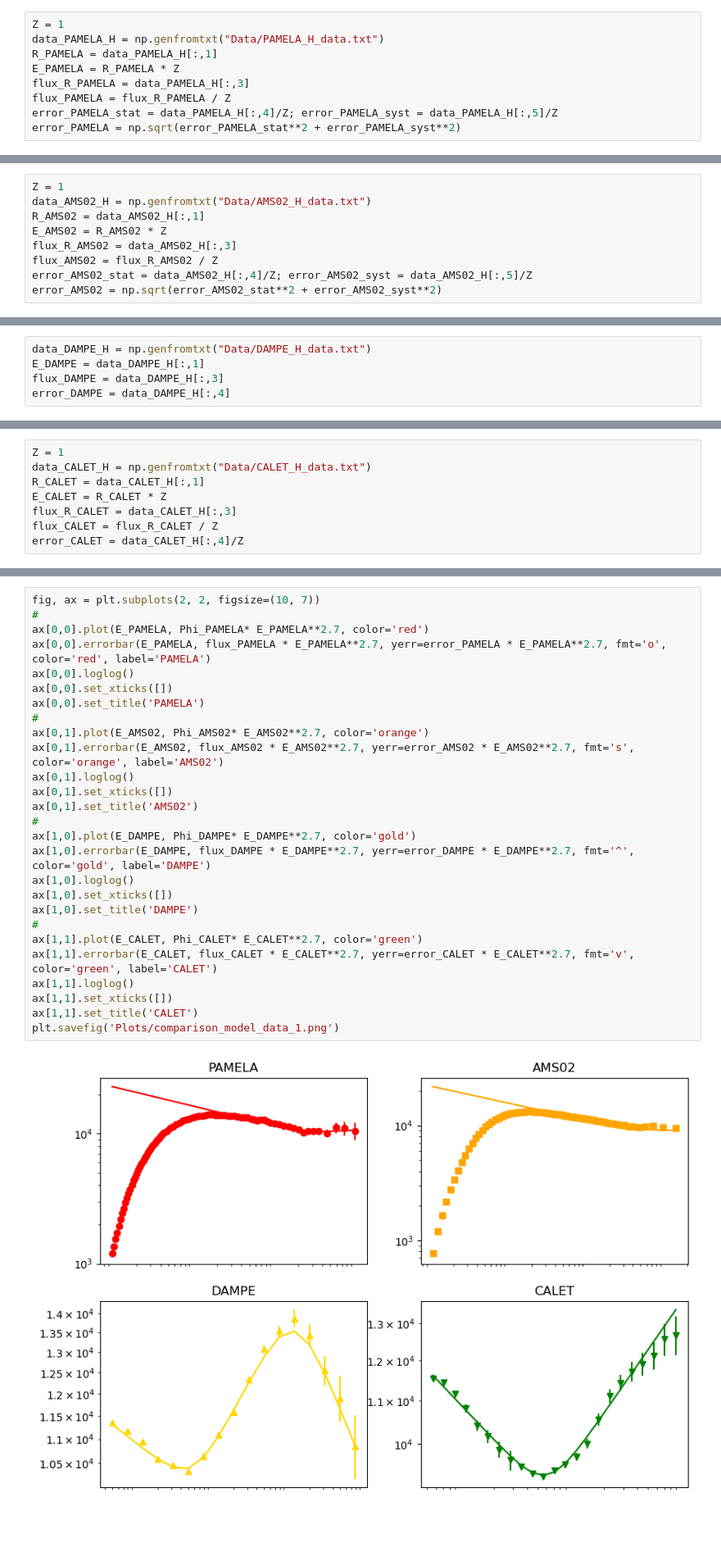
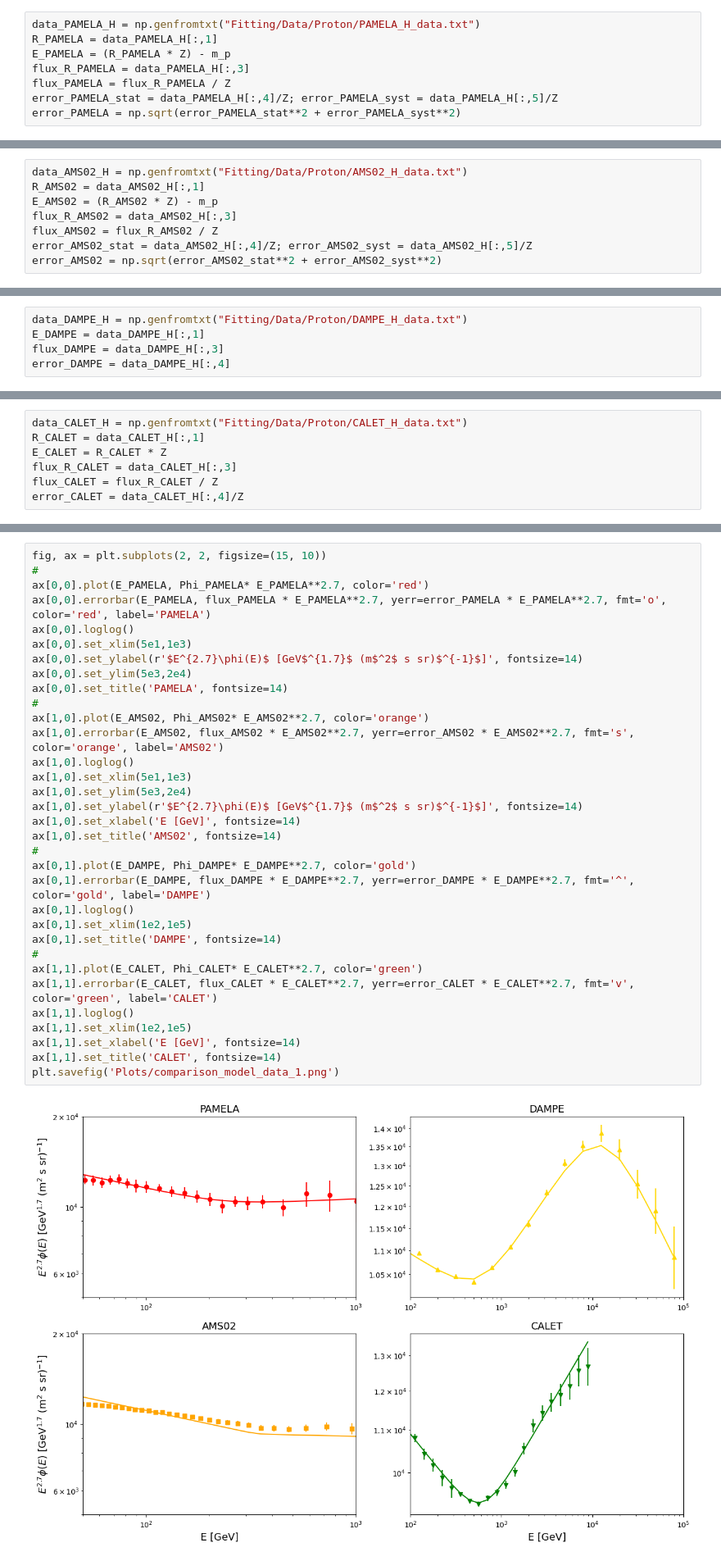
Before and after one commit to luisespinosa8/Cosmic_Ray_Spectrum_Models, a Jupyter notebook: Proton_Spectrum_Model_Data_Comparison.ipynb, the cells around one changed output, grey strips where cells are left out. Shown at 82% size. Drawn from its saved outputs; the diff is of its cells as text; blank space fills up the shorter version.

```diff
--- a/Proton_Spectrum_Model_Data_Comparison.ipynb
+++ b/Proton_Spectrum_Model_Data_Comparison.ipynb
@@ -10,10 +14,9 @@ from pylab import *
 # %% [markdown]
 ### * *More recent data in Adriani et al., ApJ 765, 91 (2013)*
 # %%
-Z = 1
-data_PAMELA_H = np.genfromtxt("Data/PAMELA_H_data.txt")
+data_PAMELA_H = np.genfromtxt("Fitting/Data/Proton/PAMELA_H_data.txt")
 R_PAMELA = data_PAMELA_H[:,1]
-E_PAMELA = R_PAMELA * Z
+E_PAMELA = (R_PAMELA * Z) - m_p
 flux_R_PAMELA = data_PAMELA_H[:,3]
 flux_PAMELA = flux_R_PAMELA / Z
 error_PAMELA_stat = data_PAMELA_H[:,4]/Z; error_PAMELA_syst = data_PAMELA_H[:,5]/Z
@@ -25,10 +28,9 @@ error_PAMELA = np.sqrt(error_PAMELA_stat**2 + error_PAMELA_syst**2)
 # %% [markdown]
 ### * *More recent data in Aguilar et al., PhR 894, 1 (2021)*
 # %%
-Z = 1
-data_AMS02_H = np.genfromtxt("Data/AMS02_H_data.txt")
+data_AMS02_H = np.genfromtxt("Fitting/Data/Proton/AMS02_H_data.txt")
 R_AMS02 = data_AMS02_H[:,1]
-E_AMS02 = R_AMS02 * Z
+E_AMS02 = (R_AMS02 * Z) - m_p
 flux_R_AMS02 = data_AMS02_H[:,3]
 flux_AMS02 = flux_R_AMS02 / Z
 error_AMS02_stat = data_AMS02_H[:,4]/Z; error_AMS02_syst = data_AMS02_H[:,5]/Z
@@ -38,7 +40,7 @@ error_AMS02 = np.sqrt(error_AMS02_stat**2 + error_AMS02_syst**2)
 ### Data sets columns:
 #### [0] Quantity $\quad$ [1] $<Ek>$ (GeV) $\quad$ [2] Bin range $\quad$ [3] Flux (per Ek bin)  (GeV m2 s sr)-1 $\quad$ [4] Stat Err $\quad$ [5] Syst Err
 # %%
-data_DAMPE_H = np.genfromtxt("Data/DAMPE_H_data.txt")
+data_DAMPE_H = np.genfromtxt("Fitting/Data/Proton/DAMPE_H_data.txt")
 E_DAMPE = data_DAMPE_H[:,1]
 flux_DAMPE = data_DAMPE_H[:,3]
 error_DAMPE = data_DAMPE_H[:,4]
@@ -49,8 +51,7 @@ error_DAMPE = data_DAMPE_H[:,4]
 # %% [markdown]
 ### * *More recent data in Adriani et al., PhRvL 129, 101102 (2022)*
 # %%
-Z = 1
-data_CALET_H = np.genfromtxt("Data/CALET_H_data.txt")
+data_CALET_H = np.genfromtxt("Fitting/Data/Proton/CALET_H_data.txt")
 R_CALET = data_CALET_H[:,1]
 E_CALET = R_CALET * Z
 flux_R_CALET = data_CALET_H[:,3]
@@ -215,32 +215,38 @@ E0 = 0.1 * 1e3
 
 Phi_all = Phi_twobreaks(E, K, E0, alpha1, alpha2, alpha3, omega1, omega2, Eb1, Eb2)
 # %%
-fig, ax = plt.subplots(2, 2, figsize=(10, 7))
+fig, ax = plt.subplots(2, 2, figsize=(15, 10))
 #
 ax[0,0].plot(E_PAMELA, Phi_PAMELA* E_PAMELA**2.7, color='red')
 ax[0,0].errorbar(E_PAMELA, flux_PAMELA * E_PAMELA**2.7, yerr=error_PAMELA * E_PAMELA**2.7, fmt='o', color='red', label='PAMELA')
 ax[0,0].loglog()
-ax[0,0].set_xticks([])
-ax[0,0].set_title('PAMELA')
+ax[0,0].set_xlim(5e1,1e3)
+ax[0,0].set_ylabel(r'$E^{2.7}\phi(E)$ [GeV$^{1.7}$ (m$^2$ s sr)$^{-1}$]', fontsize=14)
+ax[0,0].set_ylim(5e3,2e4)
+ax[0,0].set_title('PAMELA', fontsize=14)
 #
-ax[0,1].plot(E_AMS02, Phi_AMS02* E_AMS02**2.7, color='orange')
-ax[0,1].errorbar(E_AMS02, flux_AMS02 * E_AMS02**2.7, yerr=error_AMS02 * E_AMS02**2.7, fmt='s', color='orange', label='AMS02')
+ax[1,0].plot(E_AMS02, Phi_AMS02* E_AMS02**2.7, color='orange')
+ax[1,0].errorbar(E_AMS02, flux_AMS02 * E_AMS02**2.7, yerr=error_AMS02 * E_AMS02**2.7, fmt='s', color='orange', label='AMS02')
+ax[1,0].loglog()
+ax[1,0].set_xlim(5e1,1e3)
+ax[1,0].set_ylim(5e3,2e4)
+ax[1,0].set_ylabel(r'$E^{2.7}\phi(E)$ [GeV$^{1.7}$ (m$^2$ s sr)$^{-1}$]', fontsize=14)
+ax[1,0].set_xlabel('E [GeV]', fontsize=14)
+ax[1,0].set_title('AMS02', fontsize=14)
+#
+ax[0,1].plot(E_DAMPE, Phi_DAMPE* E_DAMPE**2.7, color='gold')
+ax[0,1].errorbar(E_DAMPE, flux_DAMPE * E_DAMPE**2.7, yerr=error_DAMPE * E_DAMPE**2.7, fmt='^', color='gold', label='DAMPE')
 ax[0,1].loglog()
-ax[0,1].set_xticks([])
-ax[0,1].set_title('AMS02')
-#
-ax[1,0].plot(E_DAMPE, Phi_DAMPE* E_DAMPE**2.7, color='gold')
-ax[1,0].errorbar(E_DAMPE, flux_DAMPE * E_DAMPE**2.7, yerr=error_DAMPE * E_DAMPE**2.7, fmt='^', color='gold', label='DAMPE')
-ax[1,0].loglog()
-ax[1,0].set_xticks([])
-ax[1,0].set_title('DAMPE')
+ax[0,1].set_xlim(1e2,1e5)
+ax[0,1].set_title('DAMPE', fontsize=14)
 #
 ax[1,1].plot(E_CALET, Phi_CALET* E_CALET**2.7, color='green')
 ax[1,1].errorbar(E_CALET, flux_CALET * E_CALET**2.7, yerr=error_CALET * E_CALET**2.7, fmt='v', color='green', label='CALET')
 ax[1,1].loglog()
-ax[1,1].set_xticks([])
-ax[1,1].set_title('CALET')
+ax[1,1].set_xlim(1e2,1e5)
+ax[1,1].set_xlabel('E [GeV]', fontsize=14)
+ax[1,1].set_title('CALET', fontsize=14)
 plt.savefig('Plots/comparison_model_data_1.png')
 # %% [output]
-[figure, old version]
+[figure, new version]
 # %%
```
Also changed, not shown: parts of 7 cells of this notebook, 53 other files.
